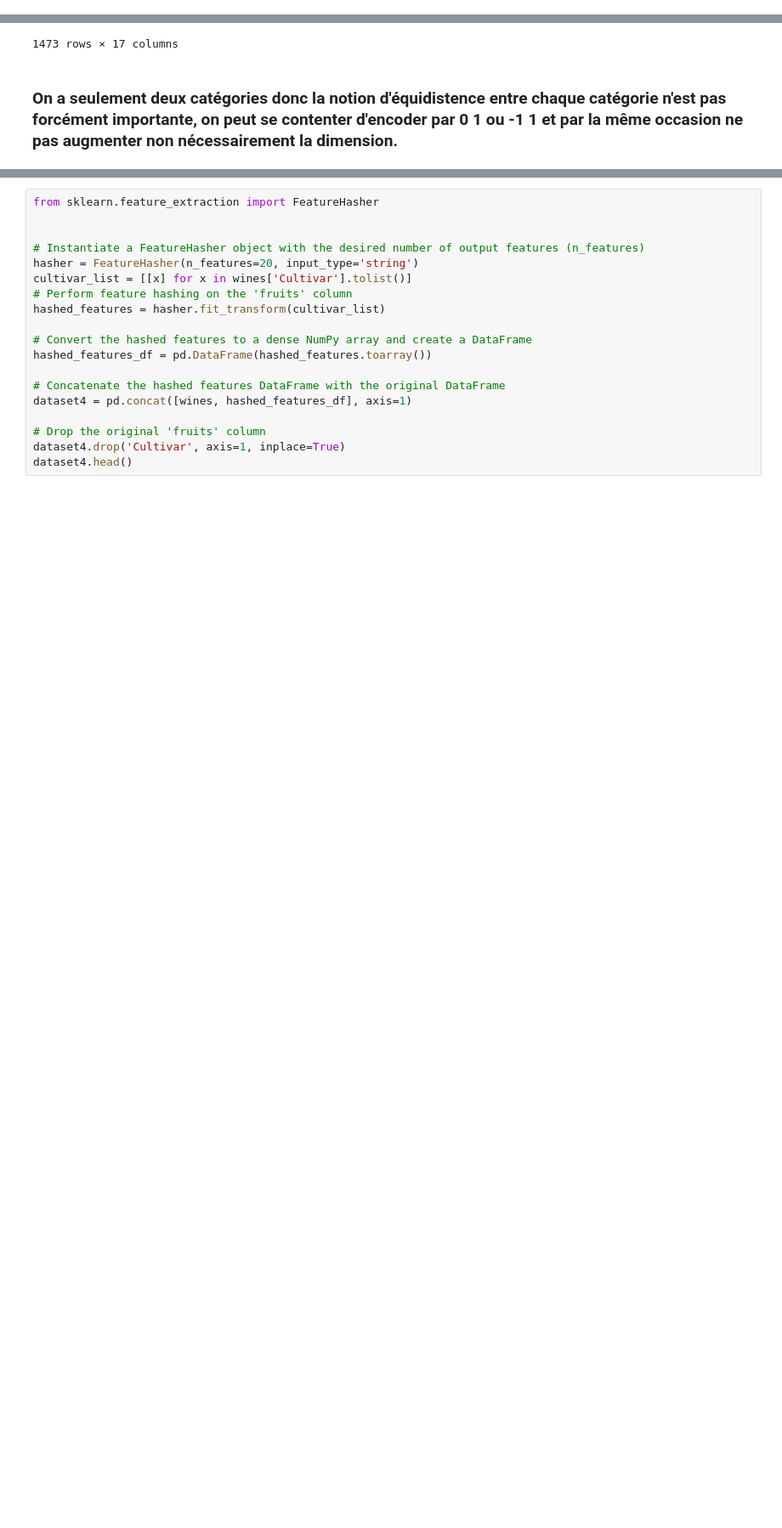
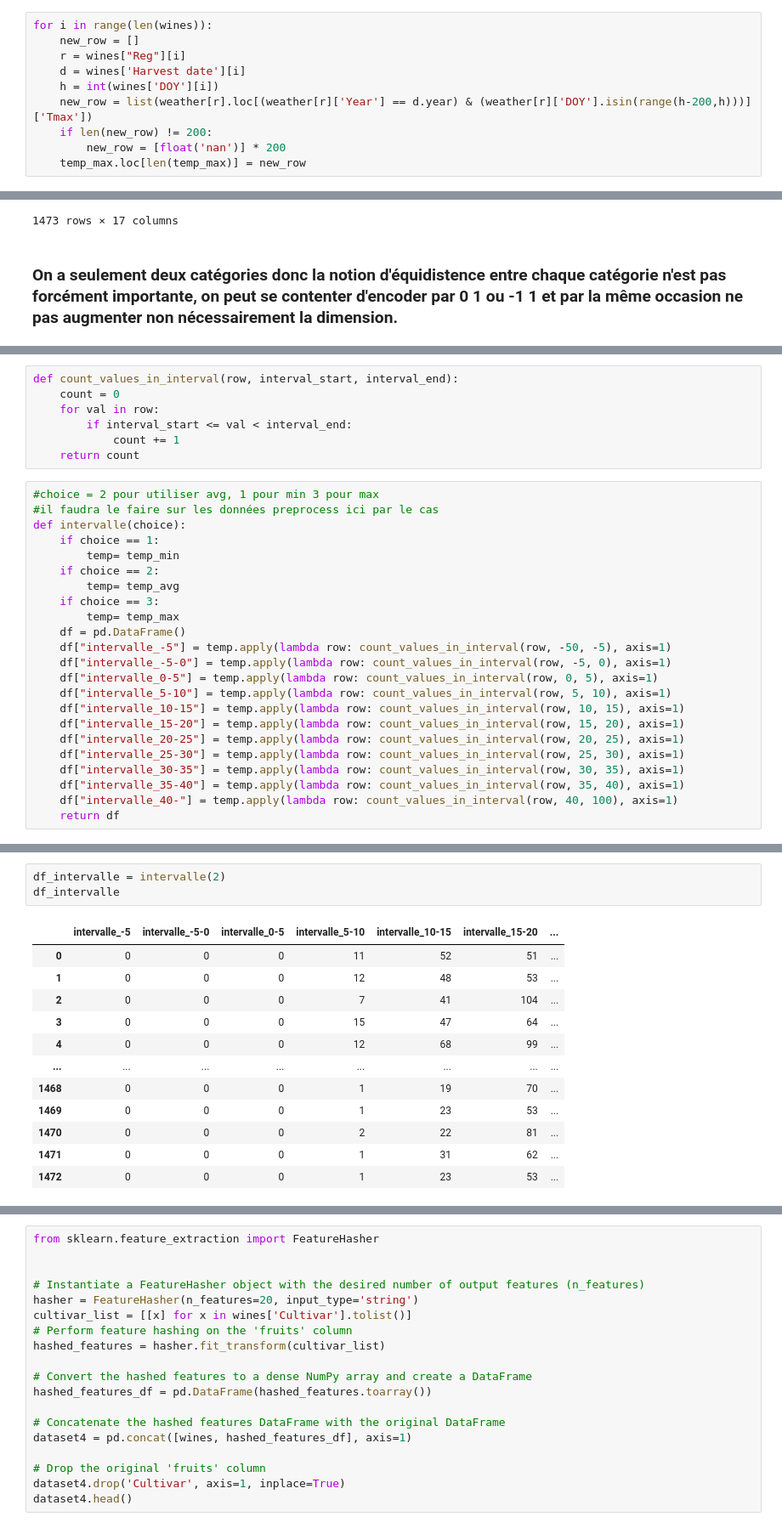
Before and after one commit to ameliemelo/projet_wine, a Jupyter notebook: amelie.ipynb, the cells around one changed output, grey strips where cells are left out. Shown at 85% size. Saved outputs shown, nothing was run; the diff lists cells and outputs as text; blank space fills up the shorter version.

```diff
--- a/amelie.ipynb
+++ b/amelie.ipynb
@@ -65,0 +72,10 @@ Length: 200, dtype: int64
+# %%
+for i in range(len(wines)):
+    new_row = []
+    r = wines["Reg"][i]
+    d = wines['Harvest date'][i]
+    h = int(wines['DOY'][i])
+    new_row = list(weather[r].loc[(weather[r]['Year'] == d.year) & (weather[r]['DOY'].isin(range(h-200,h)))]['Tmax'])
+    if len(new_row) != 200:
+        new_row = [float('nan')] * 200
+    temp_max.loc[len(temp_max)] = new_row
@@ -180,0 +224,30 @@ new_temp
+# %%
+def count_values_in_interval(row, interval_start, interval_end):
+    count = 0
+    for val in row:
+        if interval_start <= val < interval_end:
+            count += 1
+    return count
+# %%
+#choice = 2 pour utiliser avg, 1 pour min 3 pour max
+#il faudra le faire sur les données preprocess ici par le cas
+def intervalle(choice):
+    if choice == 1:
+        temp= temp_min
+    if choice == 2:
+        temp= temp_avg
+    if choice == 3:
+        temp= temp_max
+    df = pd.DataFrame()
+    df["intervalle_-5"] = temp.apply(lambda row: count_values_in_interval(row, -50, -5), axis=1)
+    df["intervalle_-5-0"] = temp.apply(lambda row: count_values_in_interval(row, -5, 0), axis=1)
+    df["intervalle_0-5"] = temp.apply(lambda row: count_values_in_interval(row, 0, 5), axis=1)
+    df["intervalle_5-10"] = temp.apply(lambda row: count_values_in_interval(row, 5, 10), axis=1)
+    df["intervalle_10-15"] = temp.apply(lambda row: count_values_in_interval(row, 10, 15), axis=1)
+    df["intervalle_15-20"] = temp.apply(lambda row: count_values_in_interval(row, 15, 20), axis=1)
+    df["intervalle_20-25"] = temp.apply(lambda row: count_values_in_interval(row, 20, 25), axis=1)
+    df["intervalle_25-30"] = temp.apply(lambda row: count_values_in_interval(row, 25, 30), axis=1)
+    df["intervalle_30-35"] = temp.apply(lambda row: count_values_in_interval(row, 30, 35), axis=1)
+    df["intervalle_35-40"] = temp.apply(lambda row: count_values_in_interval(row, 35, 40), axis=1)
+    df["intervalle_40-"] = temp.apply(lambda row: count_values_in_interval(row, 40, 100), axis=1)
+    return df
@@ -180,0 +258,16 @@ new_temp
+# %%
+df_intervalle = intervalle(2)
+df_intervalle
+# %% [output]
+|  | intervalle_-5 | intervalle_-5-0 | intervalle_0-5 | intervalle_5-10 | intervalle_10-15 | intervalle_15-20 | ... |
+| 0 | 0 | 0 | 0 | 11 | 52 | 51 | ... |
+| 1 | 0 | 0 | 0 | 12 | 48 | 53 | ... |
+| 2 | 0 | 0 | 0 | 7 | 41 | 104 | ... |
+| 3 | 0 | 0 | 0 | 15 | 47 | 64 | ... |
+| 4 | 0 | 0 | 0 | 12 | 68 | 99 | ... |
+| ... | ... | ... | ... | ... | ... | ... | ... |
+| 1468 | 0 | 0 | 0 | 1 | 19 | 70 | ... |
+| 1469 | 0 | 0 | 0 | 1 | 23 | 53 | ... |
+| 1470 | 0 | 0 | 0 | 2 | 22 | 81 | ... |
+| 1471 | 0 | 0 | 0 | 1 | 31 | 62 | ... |
+| 1472 | 0 | 0 | 0 | 1 | 23 | 53 | ... |
```
Also changed, not shown: parts of 34 cells of this notebook.
